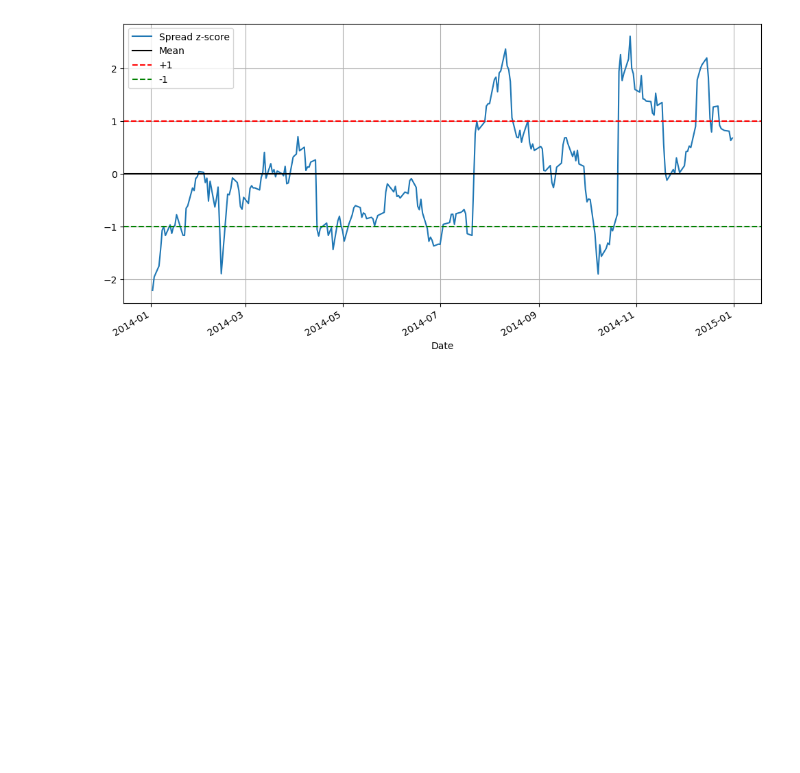
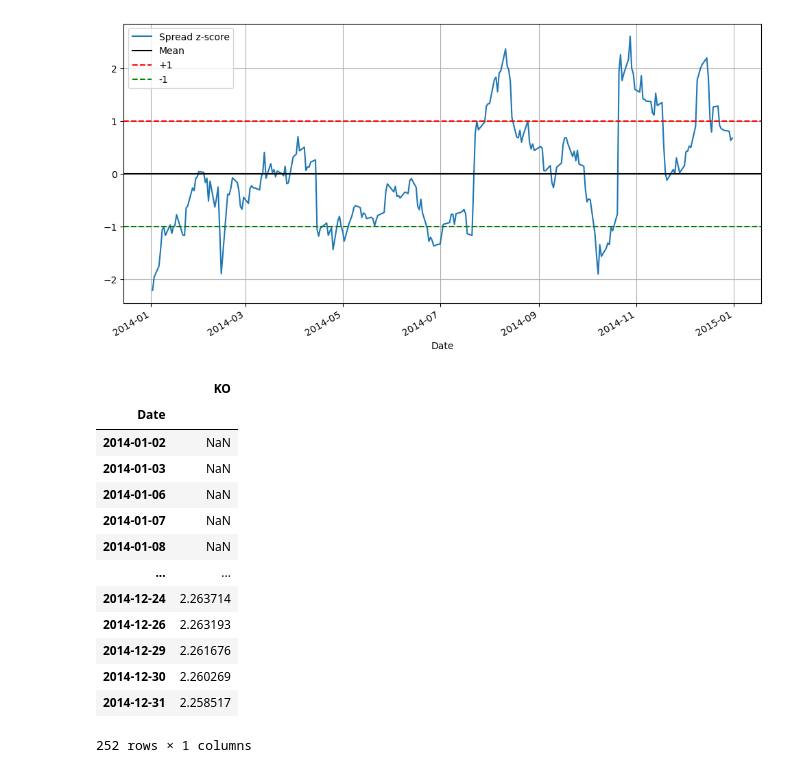
Before and after one commit to johnzammit/StatsArb, a Jupyter notebook: quantopian_pairs_demo.ipynb, the cells around one changed output. Saved outputs shown, nothing was run; the diff lists cells and outputs as text; code cells hidden in the pictures; blank space fills up the shorter version.

```diff
--- a/quantopian_pairs_demo.ipynb
+++ b/quantopian_pairs_demo.ipynb
@@ -234,4 +235,28 @@ plt.legend(['Spread z-score', 'Mean', '+1', '-1'])
 [figure]
 # %%
 # We have look-ahead bias, because beta is based on total info, which we shouldn't know if we're stepping through
+# %%
+# The lecture uses what seems to be an outdated rolling ols function, so I have to figure out how to use a different one
+# I'm trying RollingOLS from statsmodels right now, not sure if I'm using it entirely correctly right now...
+
+rolling_ols = RollingOLS(endog=S2, exog=S1, window=30)
+rolling_results = rolling_ols.fit()
+
+coefficients = rolling_results.params
+coefficients
+# %% [output]
+|  | KO |
+| Date |  |
+| 2014-01-02 | NaN |
+| 2014-01-03 | NaN |
+| 2014-01-06 | NaN |
+| 2014-01-07 | NaN |
+| 2014-01-08 | NaN |
+| ... | ... |
+| 2014-12-24 | 2.263714 |
+| 2014-12-26 | 2.263193 |
+| 2014-12-29 | 2.261676 |
+| 2014-12-30 | 2.260269 |
+| 2014-12-31 | 2.258517 |
+252 rows × 1 columns
 # %%
```
Also changed, not shown: parts of 6 cells of this notebook, 2 other files.
